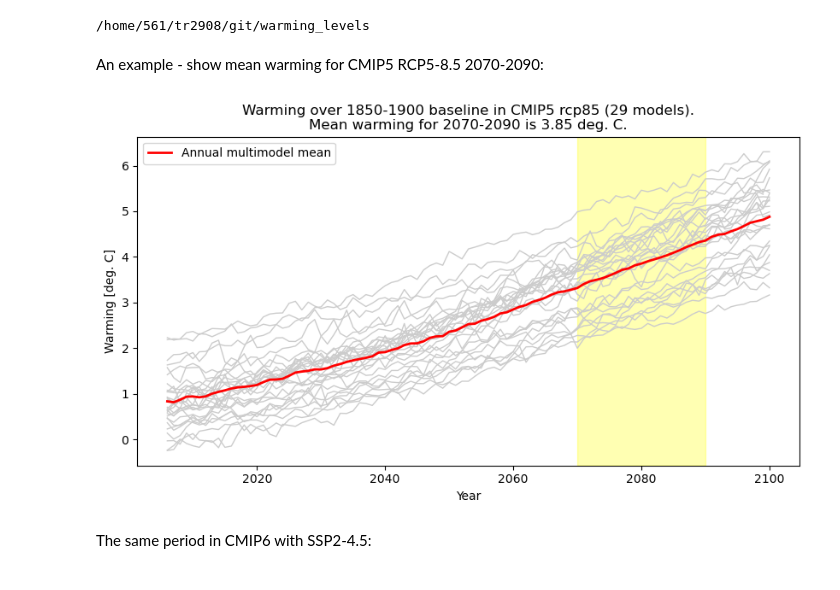
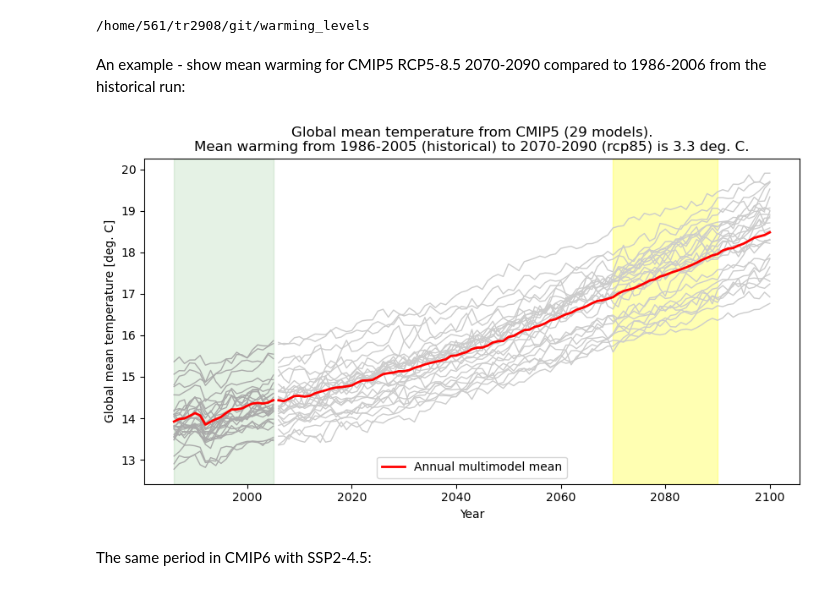
Before and after one commit to traupach/warming_levels, a Jupyter notebook: warming_levels.ipynb, the cells around one changed output. Saved outputs shown, nothing was run; the diff lists cells and outputs as text; code cells hidden in the pictures.

```diff
--- a/warming_levels.ipynb
+++ b/warming_levels.ipynb
@@ -27,11 +27,12 @@ import modules.warming_levels as wl
 # %% [output]
 /home/561/tr2908/git/warming_levels
 # %% [markdown]
-An example - show mean warming for CMIP5 RCP5-8.5 2070-2090:
+An example - show mean warming for CMIP5 RCP5-8.5 2070-2090 compared to 1986-2006 from the historical run:
-# %%
-_ = wl.warming_for_period(project='CMIP5', experiment='rcp85', year_range=[2070, 2090])
-# %% [output]
-[figure, removed]
+# %%
+_ = wl.warming_amount(project='CMIP5', baseline_experiment='historical', baseline_range=[1986, 2005],
+                      future_experiment='rcp85', future_range=[2070, 2090])
+# %% [output]
+[figure, added]
 # %% [markdown]
 The same period in CMIP6 with SSP2-4.5:
 # %%
```
Also changed, not shown: parts of 6 cells of this notebook, 2 other files.
